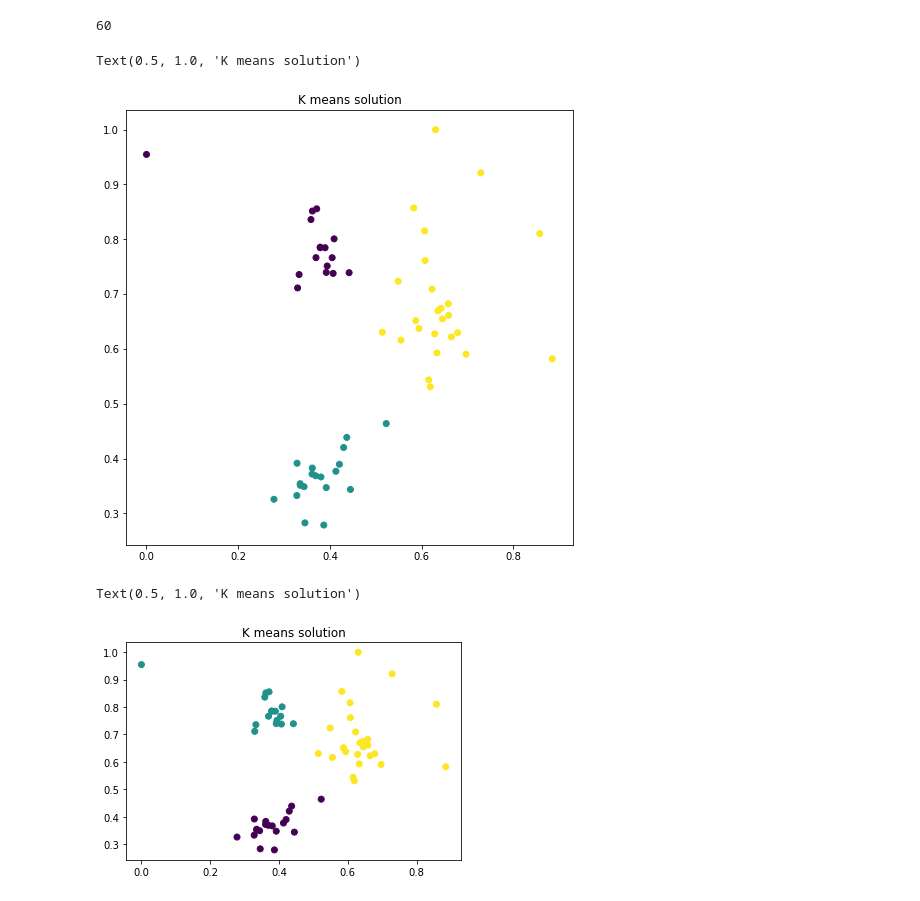
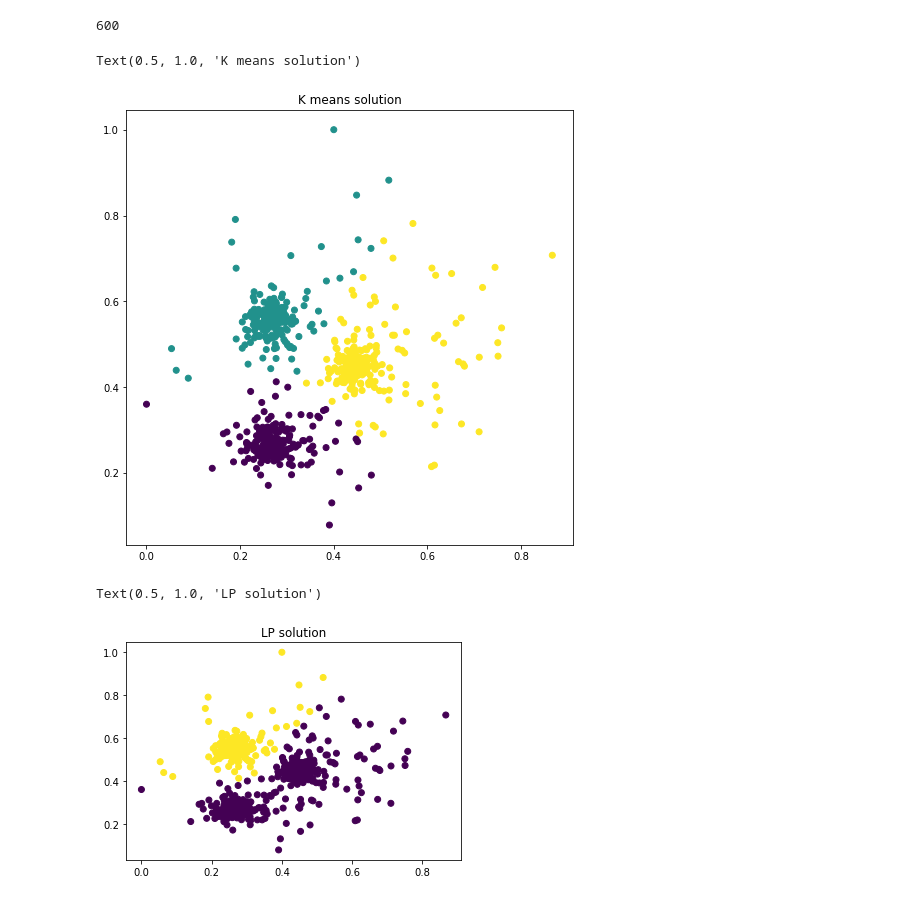
Before and after one commit to PolGonzalez/Kclusters, a Jupyter notebook: 2D_Dataset_Generator.ipynb, the cells around one changed output. Drawn from its saved outputs; the diff is of its cells as text; code cells hidden in the pictures.

```diff
--- a/2D_Dataset_Generator.ipynb
+++ b/2D_Dataset_Generator.ipynb
@@ -8,7 +8,7 @@ from sklearn.cluster import KMeans
 from io import StringIO
 # %%
 k = 3
-m = 60
+m = 600
 m_cluster_sample_size = int(m/4)
 normal_stdvar = 0.08
 noise_stdvar = 0.45
@@ -49,7 +49,7 @@ points = (points-np.min(points))/(np.max(points)-np.min(points))
 dist = [[math.sqrt((i[0]-j[0])**2+(i[1]-j[1])**2) for i in points] for j in points]
 print(len(dist[3]))
 # %% [output]
-60
+600
 # %%
 #Kmeans solution
 random_state = 170
@@ -64,7 +64,7 @@ plt.scatter(points[:, 0], points[:, 1], c=y_pred)
 plt.title("K means solution")
 # %% [output]
 Text(0.5, 1.0, 'K means solution')
-[figure, old version]
+[figure, new version]
 # %%
 #We write the generated data in a .dat AMPL format.
 output = open("Kcluster.dat", "w")
@@ -97,7 +101,7 @@ for i,line in enumerate(solution_input.readlines()):
                 sol[i - 2] = clusters.index(j - 1)
 # %%
 plt.scatter(points[:, 0], points[:, 1], c=sol)
-plt.title("K means solution")
+plt.title("LP solution")
 # %% [output]
-Text(0.5, 1.0, 'K means solution')
+Text(0.5, 1.0, 'LP solution')
-[figure, old version]
+[figure, new version]
```
Also changed, not shown: parts of 2 cells of this notebook, 3 other files.
